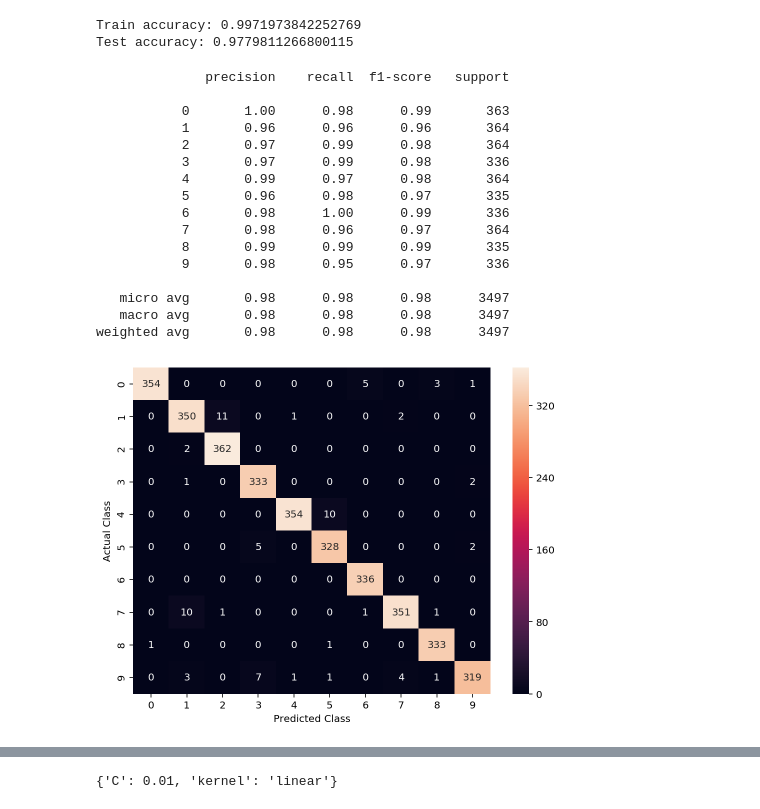
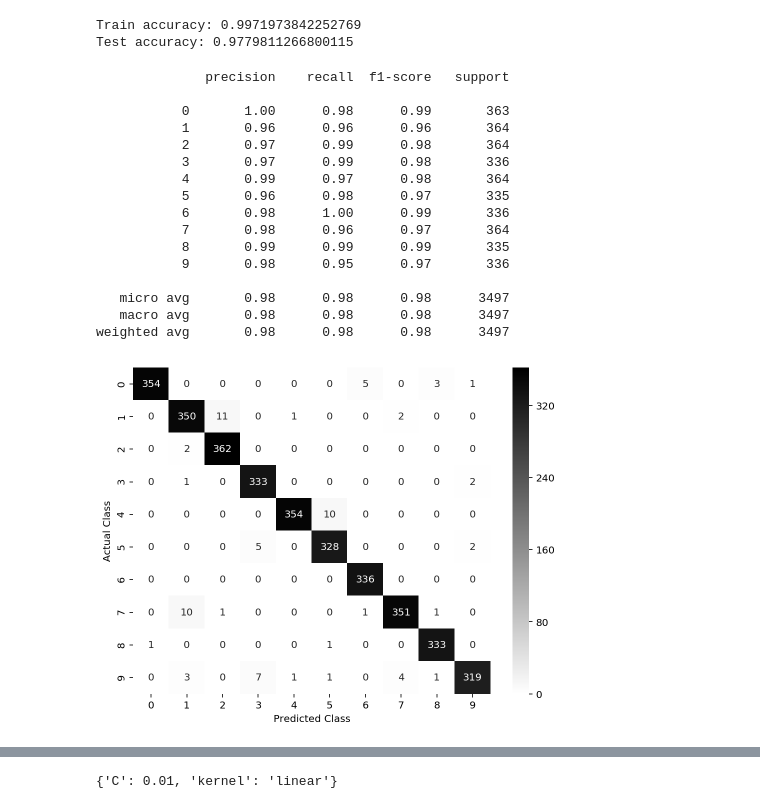
Before and after one commit to abpaudel/pen-digits-classification, a Jupyter notebook: Pen Digits Classification.ipynb, the cells around one changed output, grey strips where cells are left out. Saved outputs shown, nothing was run; the diff lists cells and outputs as text; code cells hidden in the pictures.

```diff
--- a/Pen Digits Classification.ipynb
+++ b/Pen Digits Classification.ipynb
@@ -135,25 +181,25 @@ Test accuracy: 0.9779811266800115
 # %%
 y_pred = knn.predict(Xtest)
 print(classification_report(ytest, y_pred))
-sns.heatmap(confusion_matrix(ytest, y_pred), annot=True, fmt='1', xticklabels=knn.classes_, yticklabels=knn.classes_)
+sns.heatmap(confusion_matrix(ytest, y_pred), annot=True, fmt='1', xticklabels=knn.classes_, yticklabels=knn.classes_, cmap='binary')
 plt.xlabel('Predicted Class')
 plt.ylabel('Actual Class')
 plt.show()
 # %% [output]
               precision    recall  f1-score   support
 
            0       1.00      0.98      0.99       363
            1       0.96      0.96      0.96       364
            2       0.97      0.99      0.98       364
            3       0.97      0.99      0.98       336
            4       0.99      0.97      0.98       364
            5       0.96      0.98      0.97       335
            6       0.98      1.00      0.99       336
            7       0.98      0.96      0.97       364
            8       0.99      0.99      0.99       335
            9       0.98      0.95      0.97       336
 
    micro avg       0.98      0.98      0.98      3497
    macro avg       0.98      0.98      0.98      3497
 weighted avg       0.98      0.98      0.98      3497
-[figure, old version]
+[figure, new version]
```
Also changed, not shown: parts of 30 cells of this notebook.
